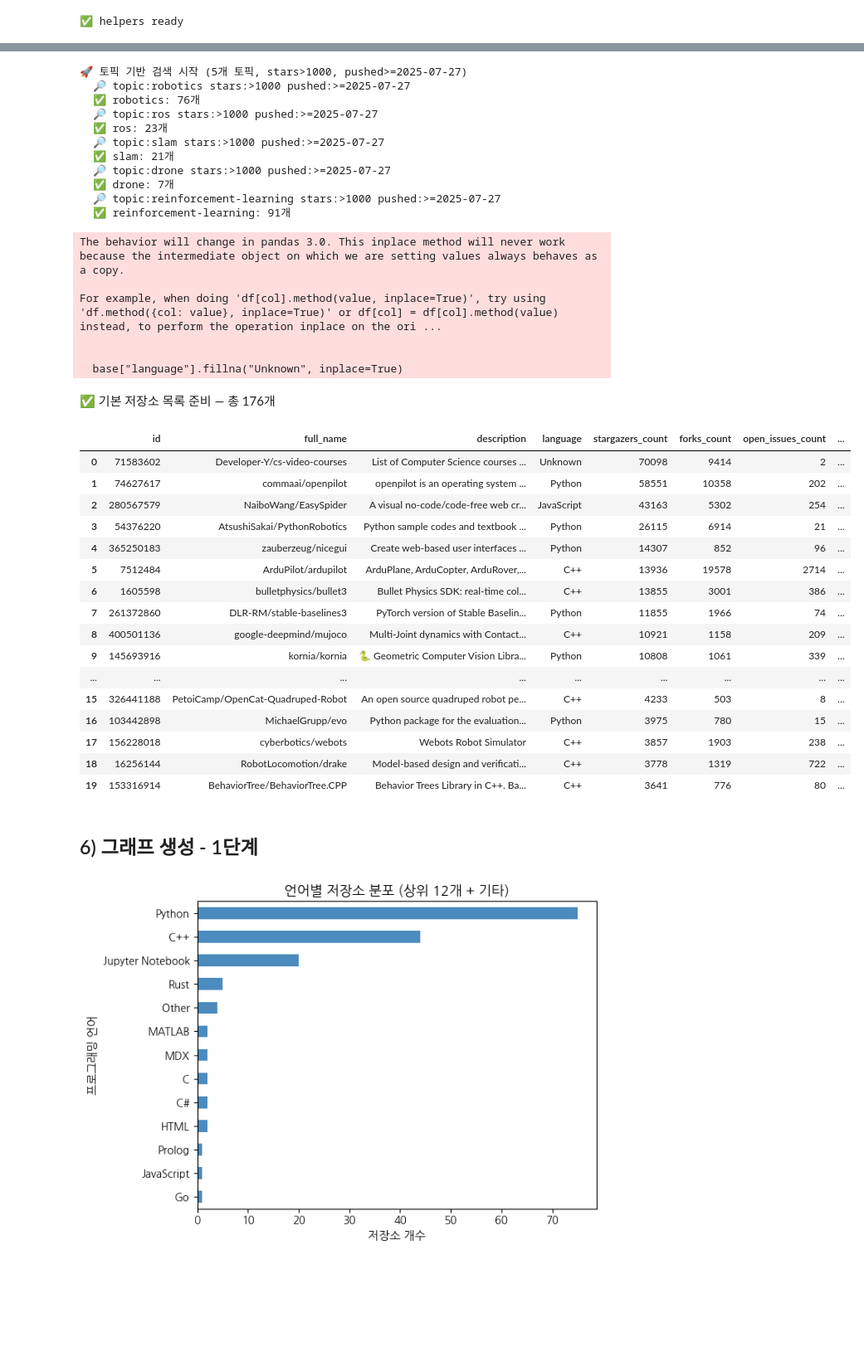
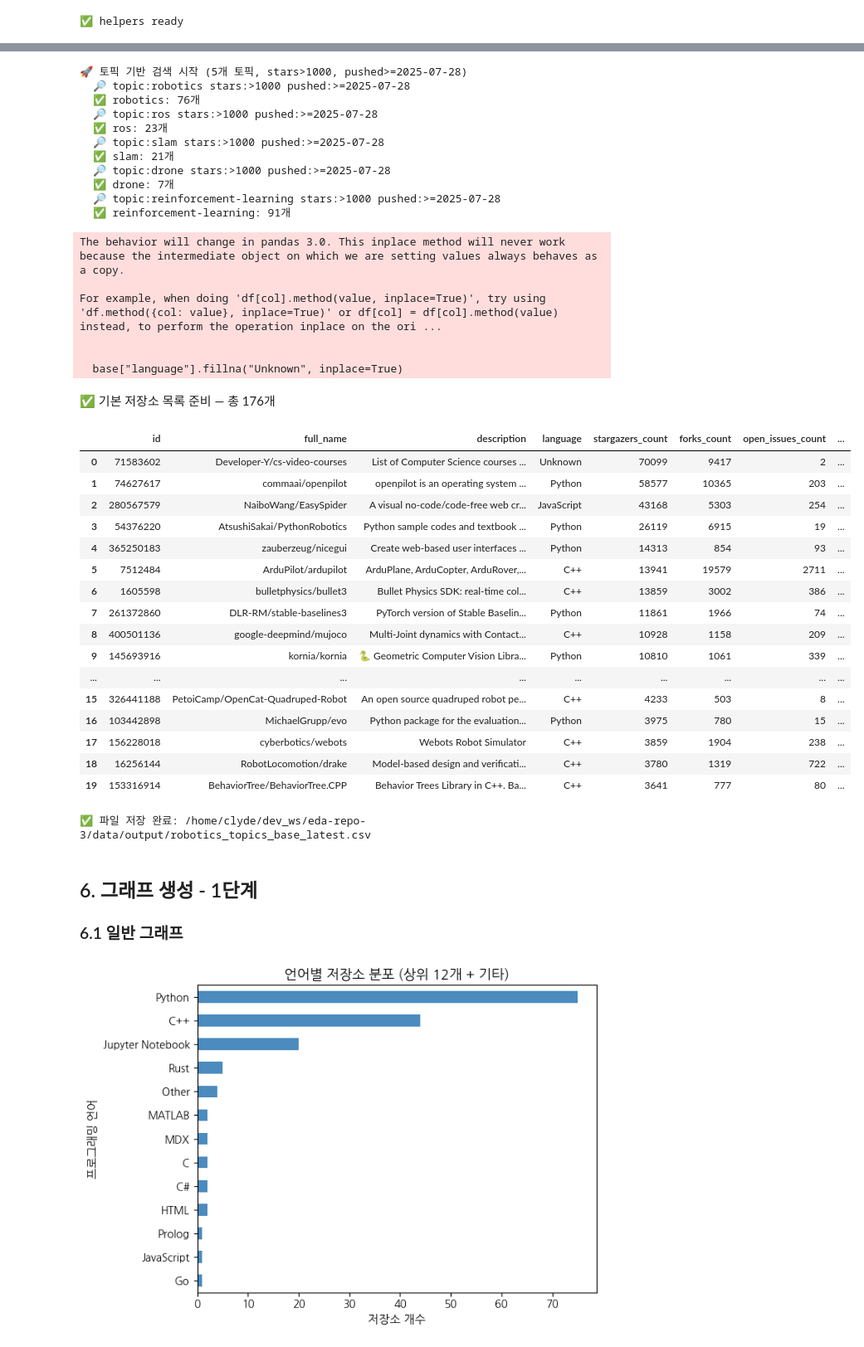
Before and after one commit to addinedu-ros-11th/eda-repo-3, a Jupyter notebook: Trendbot_Online_Notebook_Final_ROBOT.ipynb, the cells around one changed output, grey strips where cells are left out. Shown at 83% size. Saved outputs shown, nothing was run; the diff lists cells and outputs as text; code cells hidden in the pictures; blank space fills up the shorter version.

Commit message:
Add Trendbot_Online_Notebook_Final_ROBOT notebook

```diff
--- a/Trendbot_Online_Notebook_Final_ROBOT.ipynb
+++ b/Trendbot_Online_Notebook_Final_ROBOT.ipynb
@@ -213,13 +187,13 @@ print("✅ helpers ready")
 # %%
 # ===== (공통) 파라미터 =====
-PAGES   = 2      # 검색 페이지(×100개/페이지)
-TOP_N   = 100     # 상위 N개만 사용 (과도한 API 소모 방지)
+PAGES   = 5      # 검색 페이지(×100개/페이지)
+TOP_N   = 200     # 상위 N개만 사용 (과도한 API 소모 방지)
 
 # ===== 모드 스위치 =====
 USE_TOPICS = True   # ➜ False면 기존 QUERY 모드
 
 # ===== (A) 단일 QUERY 모드 파라미터 =====
-QUERY = "language:Python stars:>1000"   # 필요 시 변경
+QUERY = "language:Python stars:>1000"   # 필요 시 변경 가능
 
 # ===== (B) 토픽 다중 검색 모드 파라미터 =====
 TOPICS = [
@@ -292,58 +266,65 @@ base = pd.DataFrame(all_rows) if all_rows else pd.DataFrame(columns=[
 # 중복 제거(여러 쿼리/토픽에서 중복 등장할 수 있음)
 base.drop_duplicates(subset=["full_name"], inplace=True)
 
 # 포크 제외(원본 중심 분석) — 필요 시 이 줄을 주석 처리해서 포함 가능
 if "fork" in base.columns:
     base = base[base["fork"] == False]
 
 # 언어 결측 처리
 if "language" in base.columns:
     base["language"].fillna("Unknown", inplace=True)
 
 # ===== 결과 확인 =====
 ok(f"기본 저장소 목록 준비 — 총 {len(base)}개")
 display(base.head(20))
 
 # ===== 저장 옵션 추가 =====
-base.to_csv("data/output/robotics_topics_base_latest.csv", index=False, encoding="utf-8")
+# base.to_csv("data/output/robotics_topics_base_latest.csv", index=False, encoding="utf-8")
+
+save_path = OUT / "robotics_topics_base_latest.csv"
+base.to_csv(save_path, index=False, encoding="utf-8")
+
+print(f"✅ 파일 저장 완료: {save_path.resolve()}")
 # %% [output]
-🚀 토픽 기반 검색 시작 (5개 토픽, stars>1000, pushed>=2025-07-27)
-  🔎 topic:robotics stars:>1000 pushed:>=2025-07-27
+🚀 토픽 기반 검색 시작 (5개 토픽, stars>1000, pushed>=2025-07-28)
+  🔎 topic:robotics stars:>1000 pushed:>=2025-07-28
   ✅ robotics: 76개
-  🔎 topic:ros stars:>1000 pushed:>=2025-07-27
+  🔎 topic:ros stars:>1000 pushed:>=2025-07-28
   ✅ ros: 23개
-  🔎 topic:slam stars:>1000 pushed:>=2025-07-27
+  🔎 topic:slam stars:>1000 pushed:>=2025-07-28
   ✅ slam: 21개
-  🔎 topic:drone stars:>1000 pushed:>=2025-07-27
+  🔎 topic:drone stars:>1000 pushed:>=2025-07-28
   ✅ drone: 7개
-  🔎 topic:reinforcement-learning stars:>1000 pushed:>=2025-07-27
+  🔎 topic:reinforcement-learning stars:>1000 pushed:>=2025-07-28
   ✅ reinforcement-learning: 91개
 The behavior will change in pandas 3.0. This inplace method will never work because the intermediate object on which we are setting values always behaves as a copy.
 
 For example, when doing 'df[col].method(value, inplace=True)', try using 'df.method({col: value}, inplace=True)' or df[col] = df[col].method(value) instead, to perform the operation inplace on the ori ...
 
 
   base["language"].fillna("Unknown", inplace=True)
 ✅ 기본 저장소 목록 준비 — 총 176개
 |  | id | full_name | description | language | stargazers_count | forks_count | open_issues_count | ... |
-| 0 | 71583602 | Developer-Y/cs-video-courses | List of Computer Science courses ... | Unknown | 70098 | 9414 | 2 | ... |
-| 1 | 74627617 | commaai/openpilot | openpilot is an operating system ... | Python | 58551 | 10358 | 202 | ... |
-| 2 | 280567579 | NaiboWang/EasySpider | A visual no-code/code-free web cr... | JavaScript | 43163 | 5302 | 254 | ... |
-| 3 | 54376220 | AtsushiSakai/PythonRobotics | Python sample codes and textbook ... | Python | 26115 | 6914 | 21 | ... |
-| 4 | 365250183 | zauberzeug/nicegui | Create web-based user interfaces ... | Python | 14307 | 852 | 96 | ... |
-| 5 | 7512484 | ArduPilot/ardupilot | ArduPlane, ArduCopter, ArduRover,... | C++ | 13936 | 19578 | 2714 | ... |
-| 6 | 1605598 | bulletphysics/bullet3 | Bullet Physics SDK: real-time col... | C++ | 13855 | 3001 | 386 | ... |
-| 7 | 261372860 | DLR-RM/stable-baselines3 | PyTorch version of Stable Baselin... | Python | 11855 | 1966 | 74 | ... |
-| 8 | 400501136 | google-deepmind/mujoco | Multi-Joint dynamics with Contact... | C++ | 10921 | 1158 | 209 | ... |
-| 9 | 145693916 | kornia/kornia | 🐍 Geometric Computer Vision Libra... | Python | 10808 | 1061 | 339 | ... |
+| 0 | 71583602 | Developer-Y/cs-video-courses | List of Computer Science courses ... | Unknown | 70099 | 9417 | 2 | ... |
+| 1 | 74627617 | commaai/openpilot | openpilot is an operating system ... | Python | 58577 | 10365 | 203 | ... |
+| 2 | 280567579 | NaiboWang/EasySpider | A visual no-code/code-free web cr... | JavaScript | 43168 | 5303 | 254 | ... |
+| 3 | 54376220 | AtsushiSakai/PythonRobotics | Python sample codes and textbook ... | Python | 26119 | 6915 | 19 | ... |
+| 4 | 365250183 | zauberzeug/nicegui | Create web-based user interfaces ... | Python | 14313 | 854 | 93 | ... |
+| 5 | 7512484 | ArduPilot/ardupilot | ArduPlane, ArduCopter, ArduRover,... | C++ | 13941 | 19579 | 2711 | ... |
+| 6 | 1605598 | bulletphysics/bullet3 | Bullet Physics SDK: real-time col... | C++ | 13859 | 3002 | 386 | ... |
+| 7 | 261372860 | DLR-RM/stable-baselines3 | PyTorch version of Stable Baselin... | Python | 11861 | 1966 | 74 | ... |
+| 8 | 400501136 | google-deepmind/mujoco | Multi-Joint dynamics with Contact... | C++ | 10928 | 1158 | 209 | ... |
+| 9 | 145693916 | kornia/kornia | 🐍 Geometric Computer Vision Libra... | Python | 10810 | 1061 | 339 | ... |
 | ... | ... | ... | ... | ... | ... | ... | ... | ... |
 | 15 | 326441188 | PetoiCamp/OpenCat-Quadruped-Robot | An open source quadruped robot pe... | C++ | 4233 | 503 | 8 | ... |
 | 16 | 103442898 | MichaelGrupp/evo | Python package for the evaluation... | Python | 3975 | 780 | 15 | ... |
-| 17 | 156228018 | cyberbotics/webots | Webots Robot Simulator | C++ | 3857 | 1903 | 238 | ... |
-| 18 | 16256144 | RobotLocomotion/drake | Model-based design and verificati... | C++ | 3778 | 1319 | 722 | ... |
-| 19 | 153316914 | BehaviorTree/BehaviorTree.CPP | Behavior Trees Library in C++. Ba... | C++ | 3641 | 776 | 80 | ... |
+| 17 | 156228018 | cyberbotics/webots | Webots Robot Simulator | C++ | 3859 | 1904 | 238 | ... |
+| 18 | 16256144 | RobotLocomotion/drake | Model-based design and verificati... | C++ | 3780 | 1319 | 722 | ... |
+| 19 | 153316914 | BehaviorTree/BehaviorTree.CPP | Behavior Trees Library in C++. Ba... | C++ | 3641 | 777 | 80 | ... |
+✅ 파일 저장 완료: /home/clyde/dev_ws/eda-repo-3/data/output/robotics_topics_base_latest.csv
 # %% [markdown]
-## 6) 그래프 생성 - 1단계
+## 6. 그래프 생성 - 1단계
+### 6.1 일반 그래프
 # %%
 import numpy as np
 import pandas as pd
```
Also changed, not shown: parts of 52 cells of this notebook.
